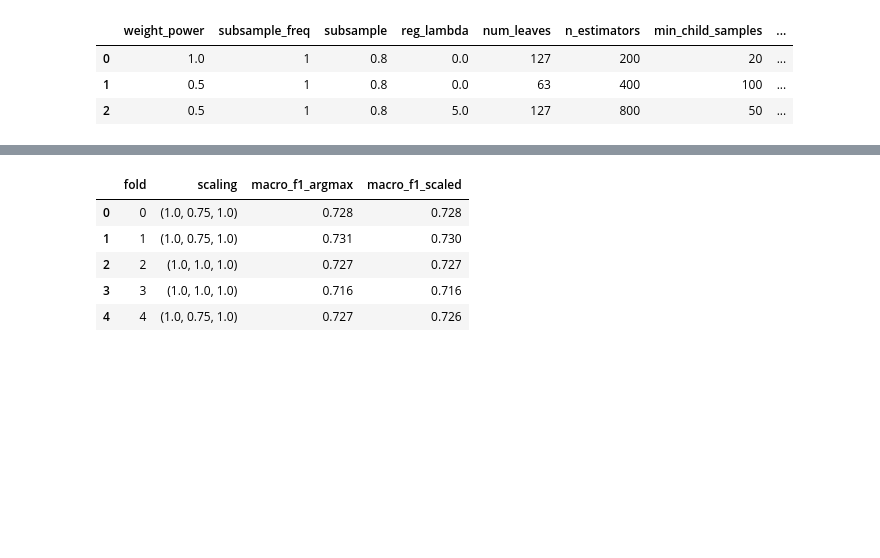
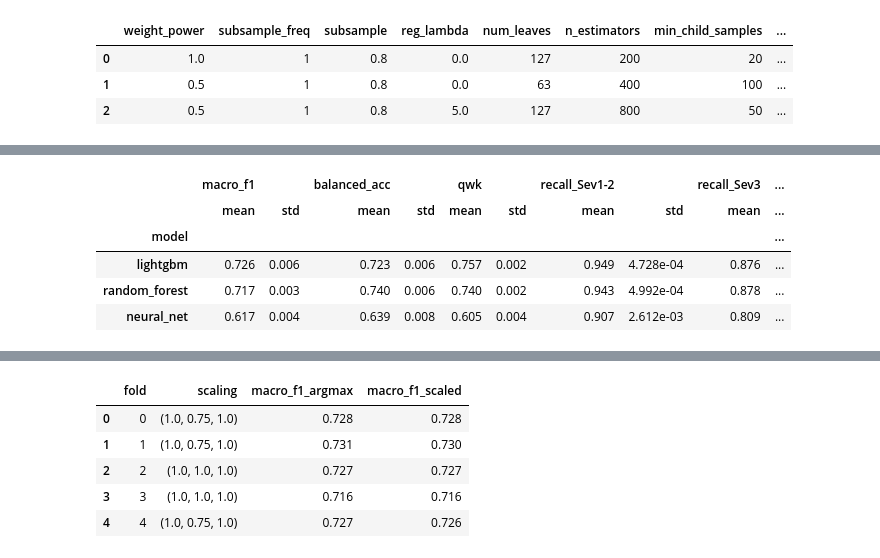
Before and after one commit to MiaByte-ctrl/california-accidents-ml, a Jupyter notebook: notebooks/03_final_model.ipynb, the cells around one changed output, grey strips where cells are left out. Drawn from its saved outputs; the diff is of its cells as text; code cells hidden in the pictures; blank space fills up the shorter version.

Commit message:
Compare LightGBM, RF and neural net on the full training set
Co-Authored-By: Claude Opus 5.5 <noreply@anthropic.com>

```diff
--- a/notebooks/03_final_model.ipynb
+++ b/notebooks/03_final_model.ipynb
@@ -55,0 +67,11 @@ pd.read_csv(f'{RESULTS_DIR}/full_train_cv_lightgbm.csv')
+# %%
+per_fold = pd.read_csv(f'{RESULTS_DIR}/full_train_cv_per_fold.csv')
+metrics = ['macro_f1', 'balanced_acc', 'qwk', 'recall_Sev1-2', 'recall_Sev3', 'recall_Sev4']
+per_fold.groupby('model')[metrics].agg(['mean', 'std']).sort_values(('macro_f1', 'mean'), ascending=False)
+# %% [output]
+|  | macro_f1 |  | balanced_acc |  | qwk |  | recall_Sev1-2 |  | recall_Sev3 | ... |
+|  | mean | std | mean | std | mean | std | mean | std | mean | ... |
+| model |  |  |  |  |  |  |  |  |  | ... |
+| lightgbm | 0.726 | 0.006 | 0.723 | 0.006 | 0.757 | 0.002 | 0.949 | 4.728e-04 | 0.876 | ... |
+| random_forest | 0.717 | 0.003 | 0.740 | 0.006 | 0.740 | 0.002 | 0.943 | 4.992e-04 | 0.878 | ... |
+| neural_net | 0.617 | 0.004 | 0.639 | 0.008 | 0.605 | 0.004 | 0.907 | 2.612e-03 | 0.809 | ... |
```
Also changed, not shown: parts of 3 cells of this notebook, 5 other files.
